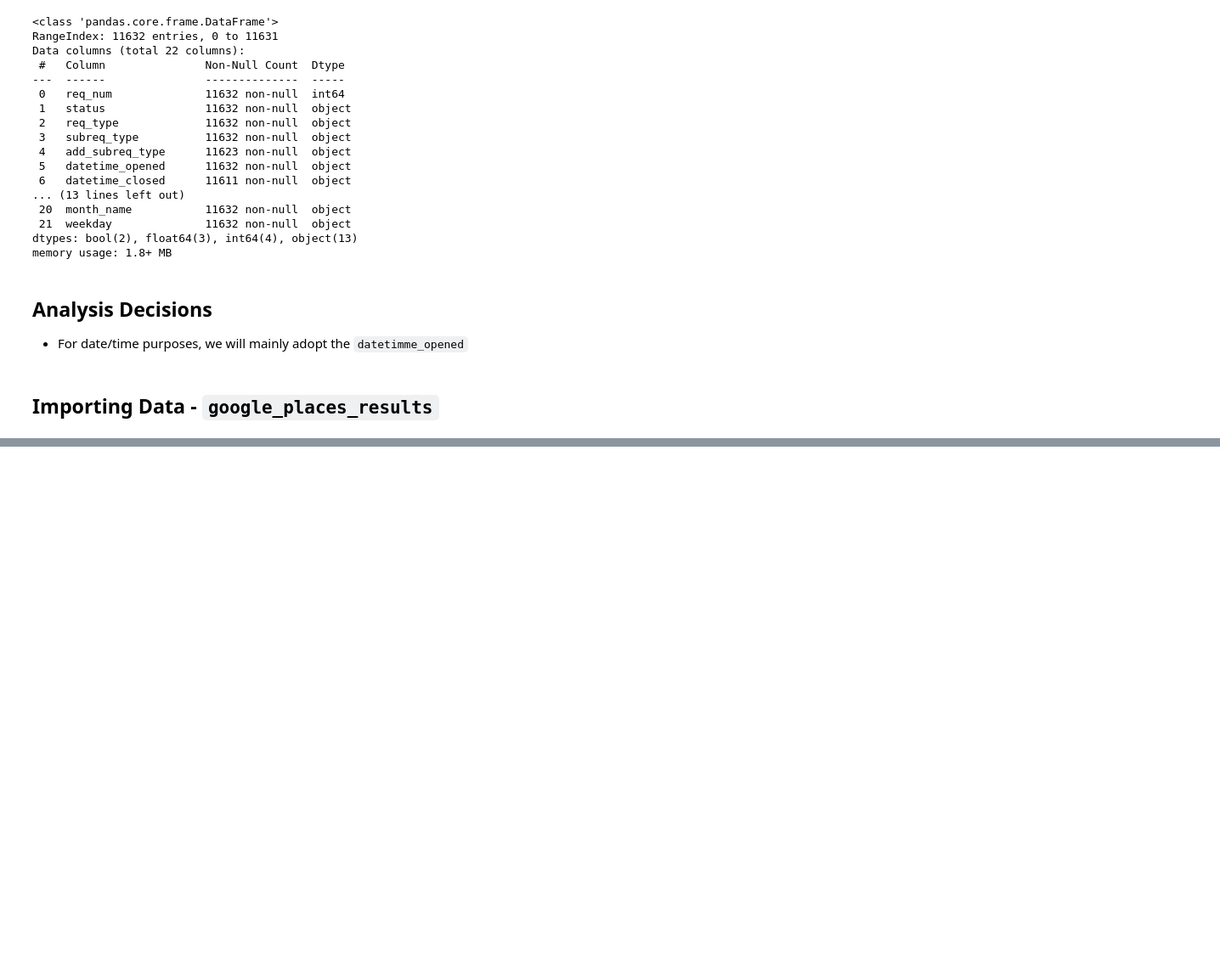
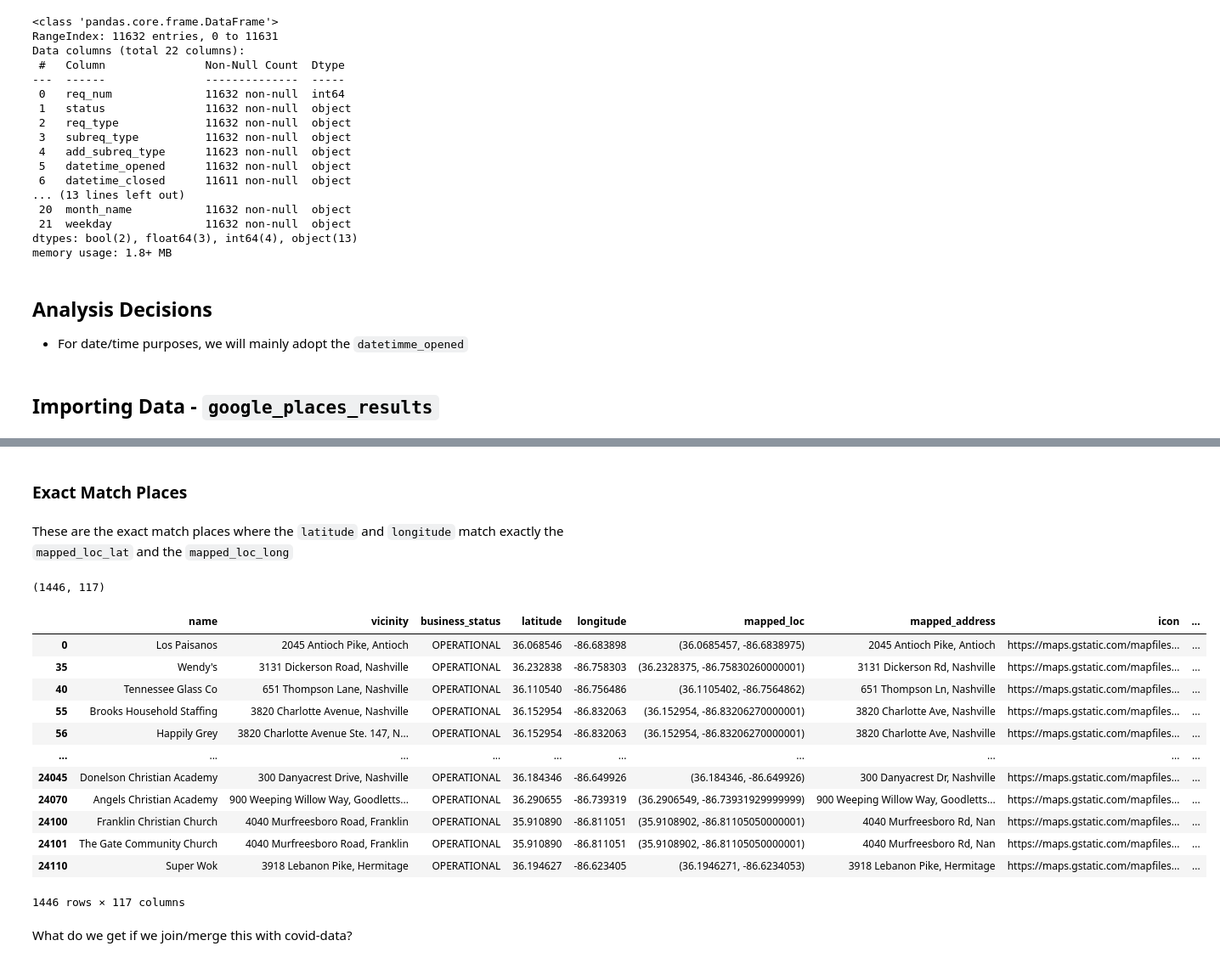
Before and after one commit to nss-data-science-cohort-4/dq4-covid-nashville-tcov19, a Jupyter notebook: notebooks/maeva-covid-19-part4.ipynb, the cells around one changed output, grey strips where cells are left out. Shown at 85% size. Saved outputs shown, nothing was run; the diff lists cells and outputs as text; code cells hidden in the pictures; blank space fills up the shorter version.

```diff
--- a/notebooks/maeva-covid-19-part4.ipynb
+++ b/notebooks/maeva-covid-19-part4.ipynb
@@ -81,0 +177,3 @@ memory usage: 1.8+ MB
+# %%
+places = pd.DataFrame(flattened_gplaces)
+places.shape
@@ -81,0 +215,8 @@ memory usage: 1.8+ MB
+# %%
+unique_types = set()
+
+for sublist in list(places["types"]):
+    for tp in sublist:
+        unique_types.add(tp)
+
+len(unique_types)
@@ -81,0 +229,5 @@ memory usage: 1.8+ MB
+# %%
+for tp in unique_types:
+    places[tp] = places["types"].apply(lambda types: tp in types)
+
+places.head()
@@ -81,0 +241,13 @@ memory usage: 1.8+ MB
+# %%
+places["mapped_loc_lat"] = places["mapped_loc"].apply(lambda loc: np.double(loc.strip("(").strip(")").split(", ")[0]))
+places["mapped_loc_long"] = places["mapped_loc"].apply(lambda loc: np.double(loc.strip("(").strip(")").split(", ")[1]))
+
+places.head()
+
+# lat = float(loc[0].strip("(").strip(")").split(", ")[0])
+# long = float(loc[0].strip("(").strip(")").split(", ")[1])
+# # places["mapped_loc_lat"] = float()
+
+
+# places["mapped_loc"][0].strip("(").strip(")").split(", ")
+# # places["mapped_loc_lat"] = float()
@@ -81,0 +261,25 @@ memory usage: 1.8+ MB
+# %% [markdown]
+### Exact Match Places
+# %% [markdown]
+These are the exact match places where the `latitude` and `longitude` match exactly the `mapped_loc_lat` and the `mapped_loc_long`
+# %%
+places_exact_match = places[(places['latitude'] == places['mapped_loc_lat']) & (places['longitude'] == places['mapped_loc_long'])]
+print(places_exact_match.shape)
+places_exact_match
+# %% [output]
+(1446, 117)
+|  | name | vicinity | business_status | latitude | longitude | mapped_loc | mapped_address | icon | ... |
+| 0 | Los Paisanos | 2045 Antioch Pike, Antioch | OPERATIONAL | 36.068546 | -86.683898 | (36.0685457, -86.6838975) | 2045 Antioch Pike, Antioch | https://maps.gstatic.com/mapfiles... | ... |
+| 35 | Wendy's | 3131 Dickerson Road, Nashville | OPERATIONAL | 36.232838 | -86.758303 | (36.2328375, -86.75830260000001) | 3131 Dickerson Rd, Nashville | https://maps.gstatic.com/mapfiles... | ... |
+| 40 | Tennessee Glass Co | 651 Thompson Lane, Nashville | OPERATIONAL | 36.110540 | -86.756486 | (36.1105402, -86.7564862) | 651 Thompson Ln, Nashville | https://maps.gstatic.com/mapfiles... | ... |
+| 55 | Brooks Household Staffing | 3820 Charlotte Avenue, Nashville | OPERATIONAL | 36.152954 | -86.832063 | (36.152954, -86.83206270000001) | 3820 Charlotte Ave, Nashville | https://maps.gstatic.com/mapfiles... | ... |
+| 56 | Happily Grey | 3820 Charlotte Avenue Ste. 147, N... | OPERATIONAL | 36.152954 | -86.832063 | (36.152954, -86.83206270000001) | 3820 Charlotte Ave, Nashville | https://maps.gstatic.com/mapfiles... | ... |
+| ... | ... | ... | ... | ... | ... | ... | ... | ... | ... |
+| 24045 | Donelson Christian Academy | 300 Danyacrest Drive, Nashville | OPERATIONAL | 36.184346 | -86.649926 | (36.184346, -86.649926) | 300 Danyacrest Dr, Nashville | https://maps.gstatic.com/mapfiles... | ... |
+| 24070 | Angels Christian Academy | 900 Weeping Willow Way, Goodletts... | OPERATIONAL | 36.290655 | -86.739319 | (36.2906549, -86.73931929999999) | 900 Weeping Willow Way, Goodletts... | https://maps.gstatic.com/mapfiles... | ... |
+| 24100 | Franklin Christian Church | 4040 Murfreesboro Road, Franklin | OPERATIONAL | 35.910890 | -86.811051 | (35.9108902, -86.81105050000001) | 4040 Murfreesboro Rd, Nan | https://maps.gstatic.com/mapfiles... | ... |
+| 24101 | The Gate Community Church | 4040 Murfreesboro Road, Franklin | OPERATIONAL | 35.910890 | -86.811051 | (35.9108902, -86.81105050000001) | 4040 Murfreesboro Rd, Nan | https://maps.gstatic.com/mapfiles... | ... |
+| 24110 | Super Wok | 3918 Lebanon Pike, Hermitage | OPERATIONAL | 36.194627 | -86.623405 | (36.1946271, -86.6234053) | 3918 Lebanon Pike, Hermitage | https://maps.gstatic.com/mapfiles... | ... |
+1446 rows × 117 columns
+# %% [markdown]
+What do we get if we join/merge this with covid-data?
```
Also changed, not shown: parts of 51 cells of this notebook.
